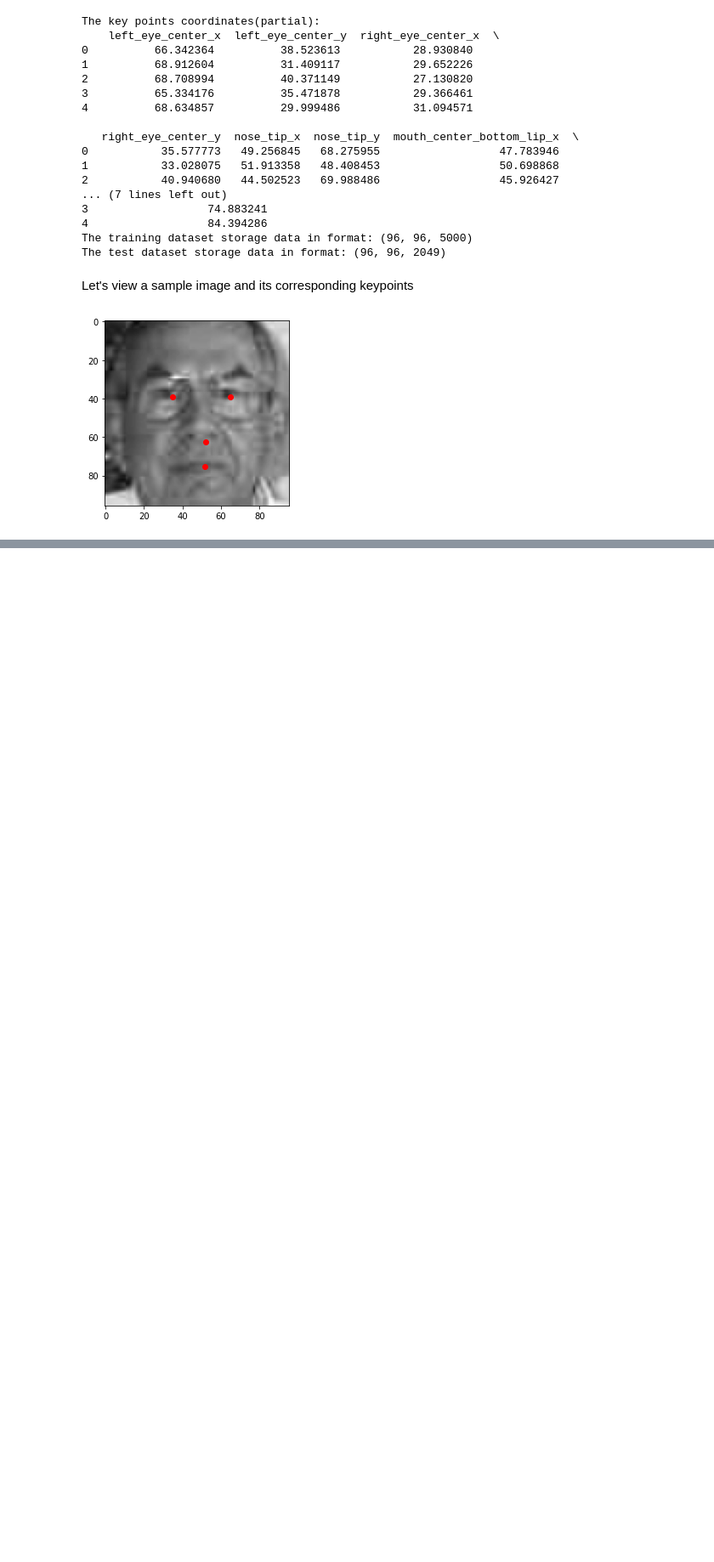
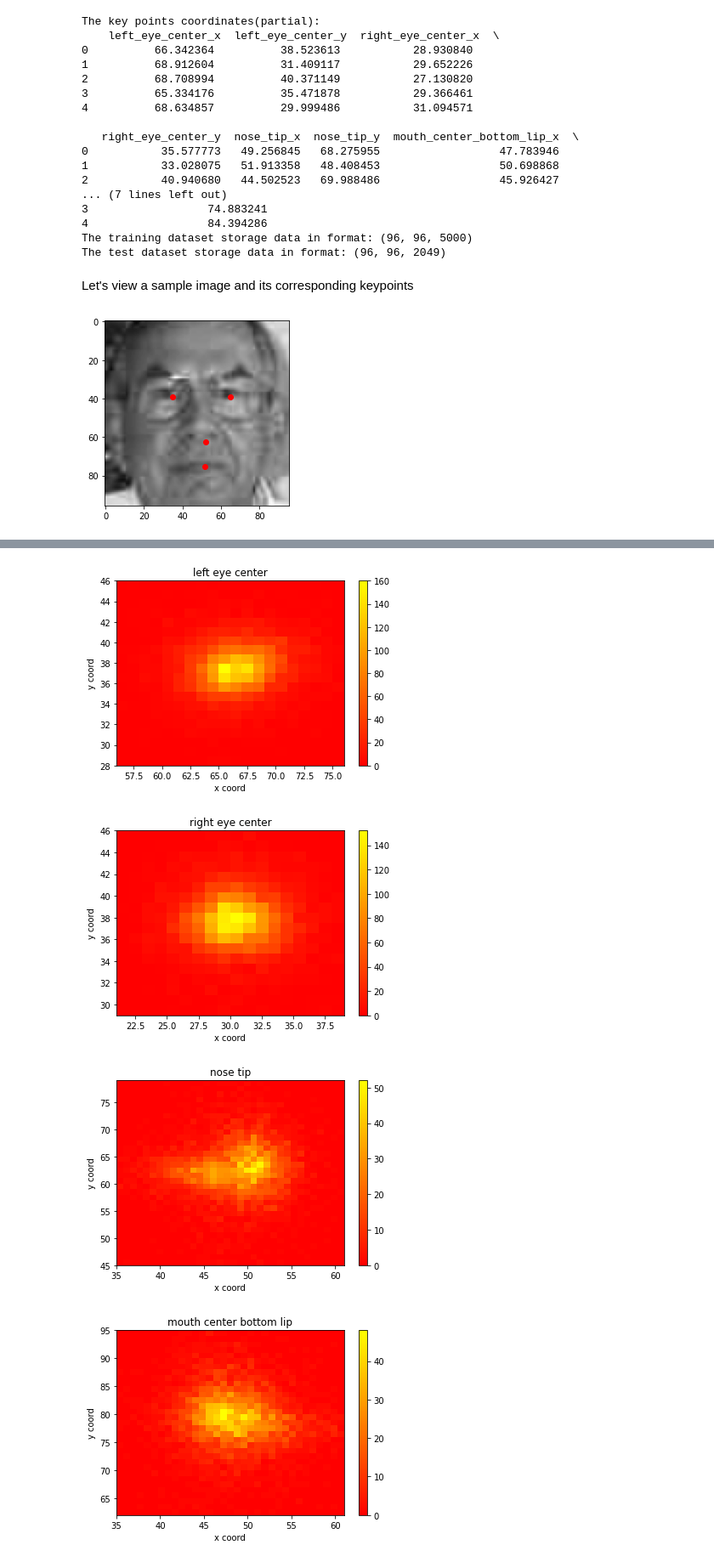
Before and after one commit to iClaude1998/KeyPoints-Detection, a Jupyter notebook: code/KeyPoint_Detect.ipynb, the cells around one changed output, grey strips where cells are left out. Shown: that part at 85% size. Saved outputs shown, nothing was run; the diff lists cells and outputs as text; code cells hidden in the pictures; blank space fills up the shorter version.

```diff
--- a/code/KeyPoint_Detect.ipynb
+++ b/code/KeyPoint_Detect.ipynb
@@ -65,0 +125,31 @@ view_sample(train_imgs, labels, 50)
+# %%
+def view_keypoints(labels, feature_name):
+    Nonull_labels = labels.dropna()
+    x_range = [Nonull_labels[feature_name+'_x'].mean() - 3*Nonull_labels[feature_name+'_x'].std(),
+              Nonull_labels[feature_name+'_x'].mean() + 3*Nonull_labels[feature_name+'_x'].std()]
+    y_range = [Nonull_labels[feature_name+'_y'].mean() - 3*Nonull_labels[feature_name+'_y'].std(),
+              Nonull_labels[feature_name+'_y'].mean() + 3*Nonull_labels[feature_name+'_y'].std()]
+    ranges = np.array([x_range, y_range]).astype('int')
+    bins = np.max(ranges[:, 1] - ranges[:, 0])
+
+    H, xedges, yedges = np.histogram2d(Nonull_labels[feature_name+'_x'].values,
+                                       Nonull_labels[feature_name+'_y'].values,
+                                       bins=bins,
+                                       range=ranges,
+                                       normed=False)
+    X, Y = np.meshgrid(xedges, yedges)
+    plt.pcolormesh(X, Y, H, cmap='autumn')
+    plt.colorbar()
+    plt.title(' '.join(feature_name.split('_')))
+    plt.xlabel('x coord')
+    plt.ylabel('y coord')
+    plt.show()
+# %%
+locations = ['left_eye_center', 'right_eye_center', 'nose_tip', 'mouth_center_bottom_lip']
+for loc in locations:
+    view_keypoints(labels, loc)
+# %% [output]
+[figure, added]
+[figure, added]
+[figure, added]
+[figure, added]
```
Also changed, not shown: parts of 12 cells of this notebook.
